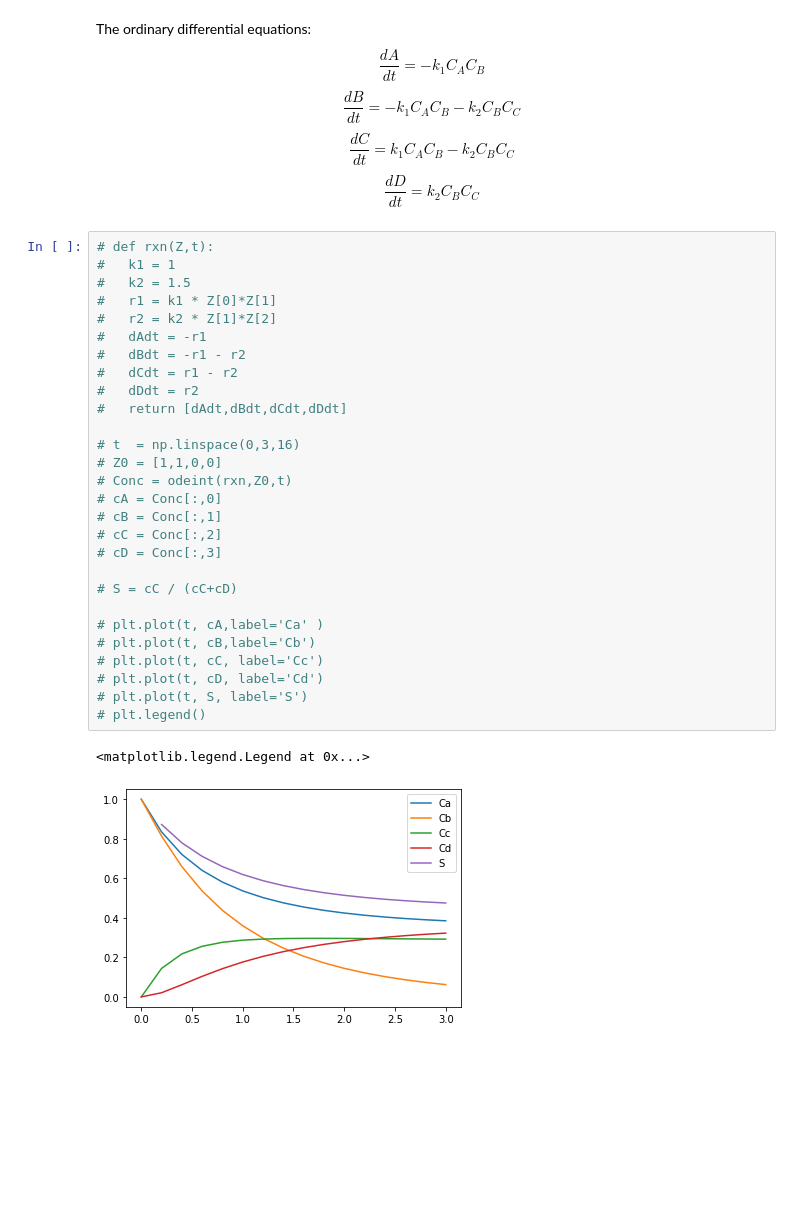
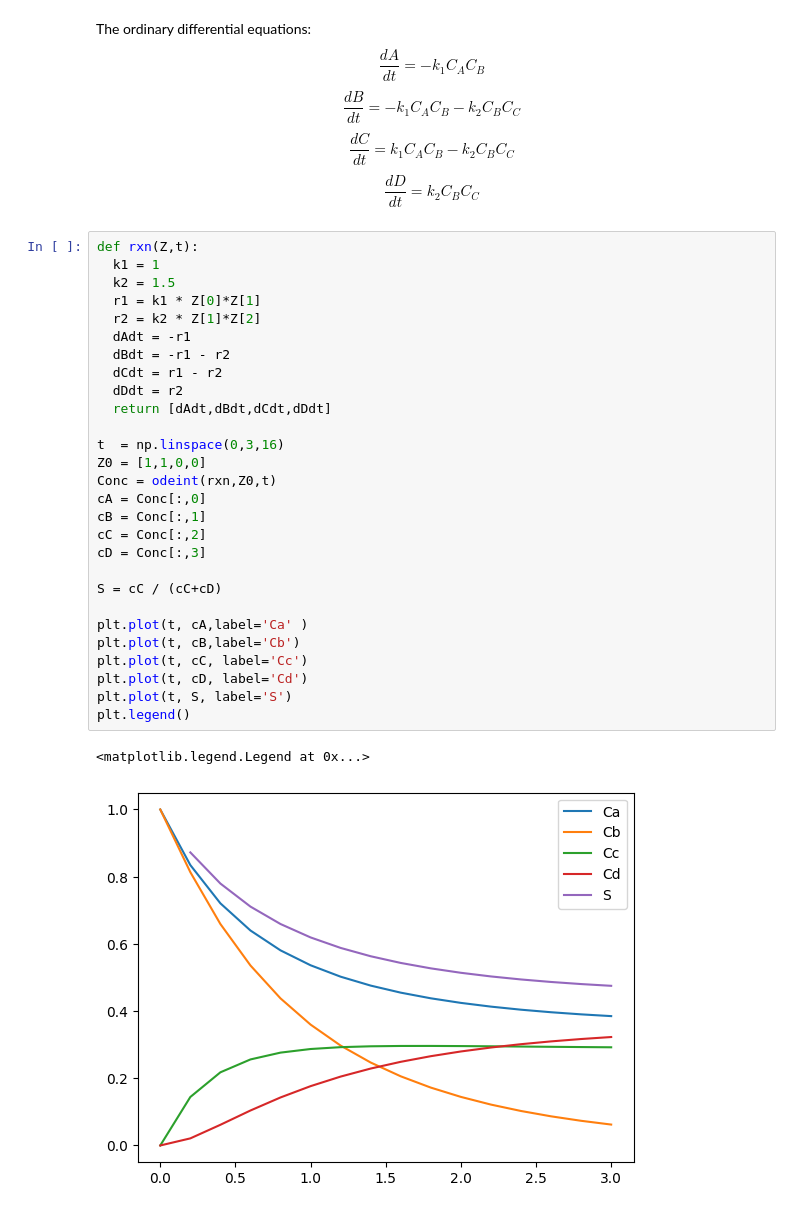
Before and after one commit to orsli/Data-Science-Fundamentals, a Jupyter notebook: 07_ScyPy_ODE.ipynb, the cells around one changed output. Cells and saved outputs as stored; diff of their text form; blank space fills up the shorter version.

```diff
--- a/07_ScyPy_ODE.ipynb
+++ b/07_ScyPy_ODE.ipynb
@@ -63,33 +87,33 @@ $$\frac{dB}{dt} = -k_1 C_A C_B - k_2 C_B C_C$$
 $$\frac{dC}{dt} = k_1 C_A C_B - k_2 C_B C_C$$
 $$\frac{dD}{dt} = k_2 C_B C_C$$
 # %%
-# def rxn(Z,t):
-#   k1 = 1
-#   k2 = 1.5
-#   r1 = k1 * Z[0]*Z[1]
-#   r2 = k2 * Z[1]*Z[2]
-#   dAdt = -r1
-#   dBdt = -r1 - r2
-#   dCdt = r1 - r2
-#   dDdt = r2
-#   return [dAdt,dBdt,dCdt,dDdt]
+def rxn(Z,t):
+  k1 = 1
+  k2 = 1.5
+  r1 = k1 * Z[0]*Z[1]
+  r2 = k2 * Z[1]*Z[2]
+  dAdt = -r1
+  dBdt = -r1 - r2
+  dCdt = r1 - r2
+  dDdt = r2
+  return [dAdt,dBdt,dCdt,dDdt]
 
-# t  = np.linspace(0,3,16)
-# Z0 = [1,1,0,0]
-# Conc = odeint(rxn,Z0,t)
-# cA = Conc[:,0]
-# cB = Conc[:,1]
-# cC = Conc[:,2]
-# cD = Conc[:,3]
+t  = np.linspace(0,3,16)
+Z0 = [1,1,0,0]
+Conc = odeint(rxn,Z0,t)
+cA = Conc[:,0]
+cB = Conc[:,1]
+cC = Conc[:,2]
+cD = Conc[:,3]
 
-# S = cC / (cC+cD)
+S = cC / (cC+cD)
 
-# plt.plot(t, cA,label='Ca' )
-# plt.plot(t, cB,label='Cb')
-# plt.plot(t, cC, label='Cc')
-# plt.plot(t, cD, label='Cd')
-# plt.plot(t, S, label='S')
-# plt.legend()
+plt.plot(t, cA,label='Ca' )
+plt.plot(t, cB,label='Cb')
+plt.plot(t, cC, label='Cc')
+plt.plot(t, cD, label='Cd')
+plt.plot(t, S, label='S')
+plt.legend()
 # %% [output]
 <matplotlib.legend.Legend at 0x...>
-[figure, old version]
+[figure, new version]
```
Also changed, not shown: parts of 3 cells of this notebook.
